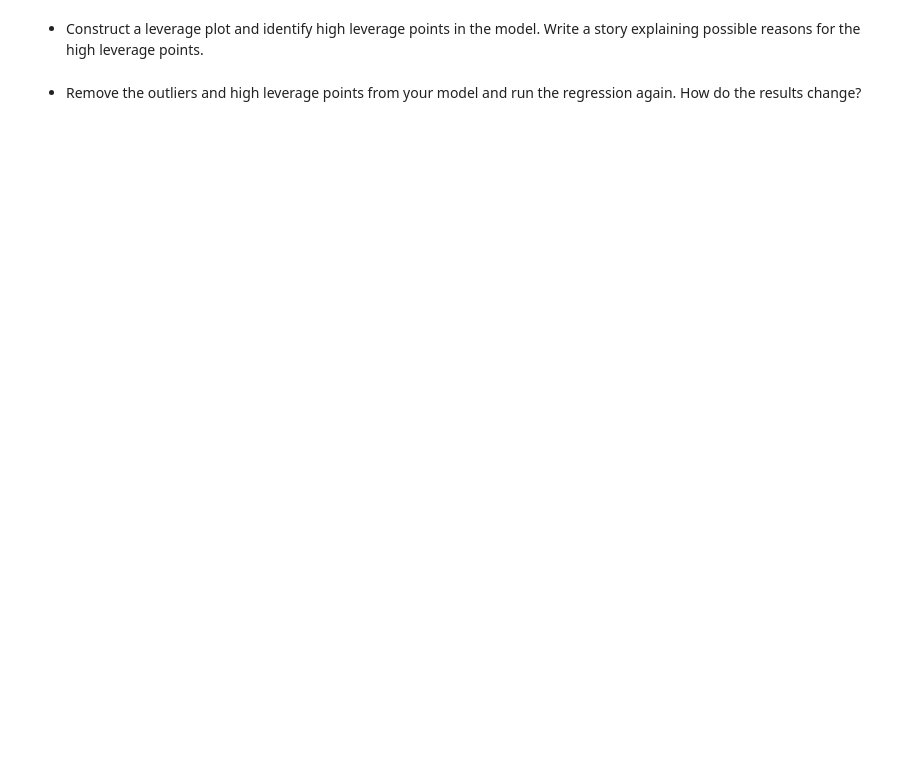
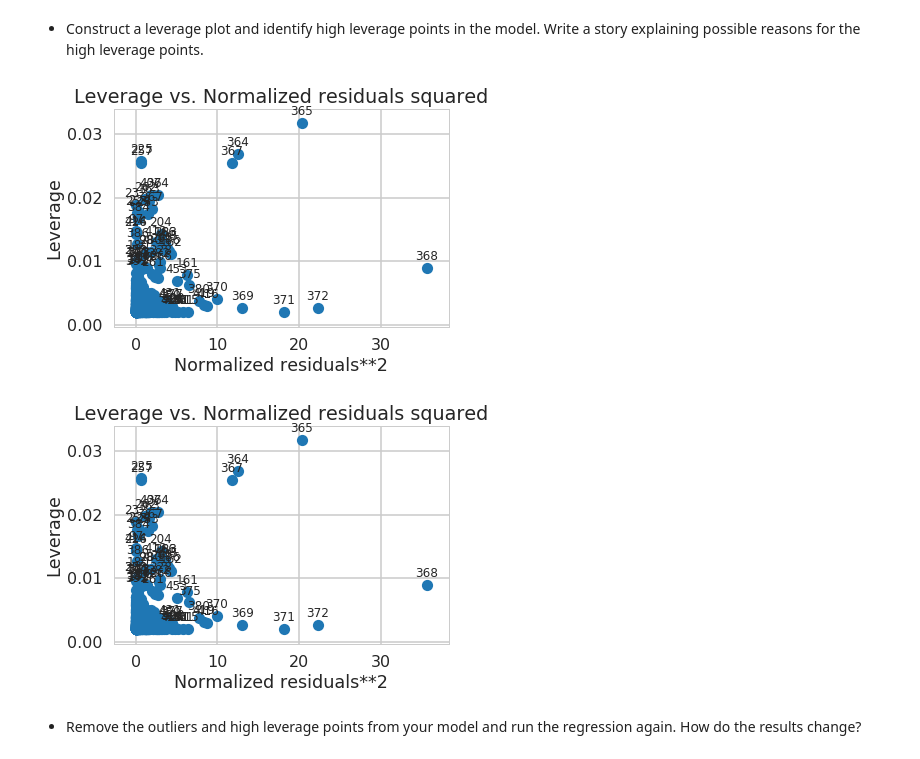
Before and after one commit to SethDKelly/Springboard, a Jupyter notebook: sec11/linear_regression/Mini_Project_Linear_Regression.ipynb, the cells around one changed output. Cells and saved outputs as stored; diff of their text form; code cells hidden in the pictures; blank space fills up the shorter version.

```diff
--- a/sec11/linear_regression/Mini_Project_Linear_Regression.ipynb
+++ b/sec11/linear_regression/Mini_Project_Linear_Regression.ipynb
@@ -1019,4 +1015,10 @@ plt.boxplot(resid)
 # %% [markdown]
 * Construct a leverage plot and identify high leverage points in the model. Write a story explaining possible reasons for the high leverage points.
+# %%
+from statsmodels.graphics.regressionplots import *
+plot_leverage_resid2(m)
+# %% [output]
+[figure, added]
+[figure, added]
 # %% [markdown]
 * Remove the outliers and high leverage points from your model and run the regression again. How do the results change?
```
Also changed, not shown: parts of 5 cells of this notebook.
